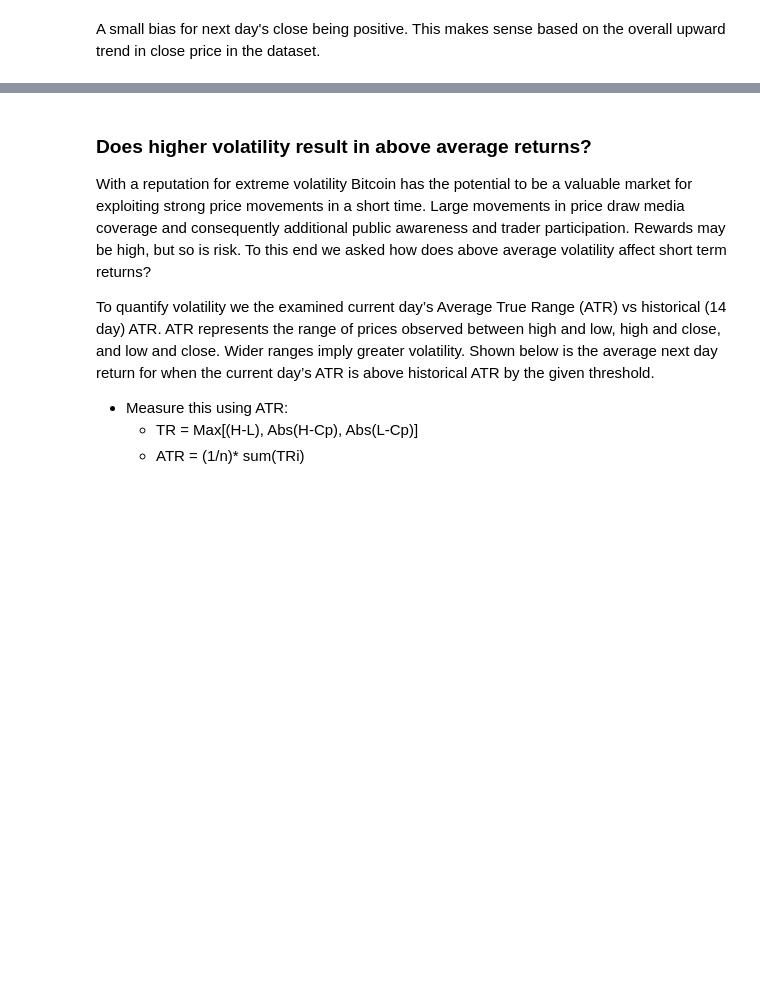
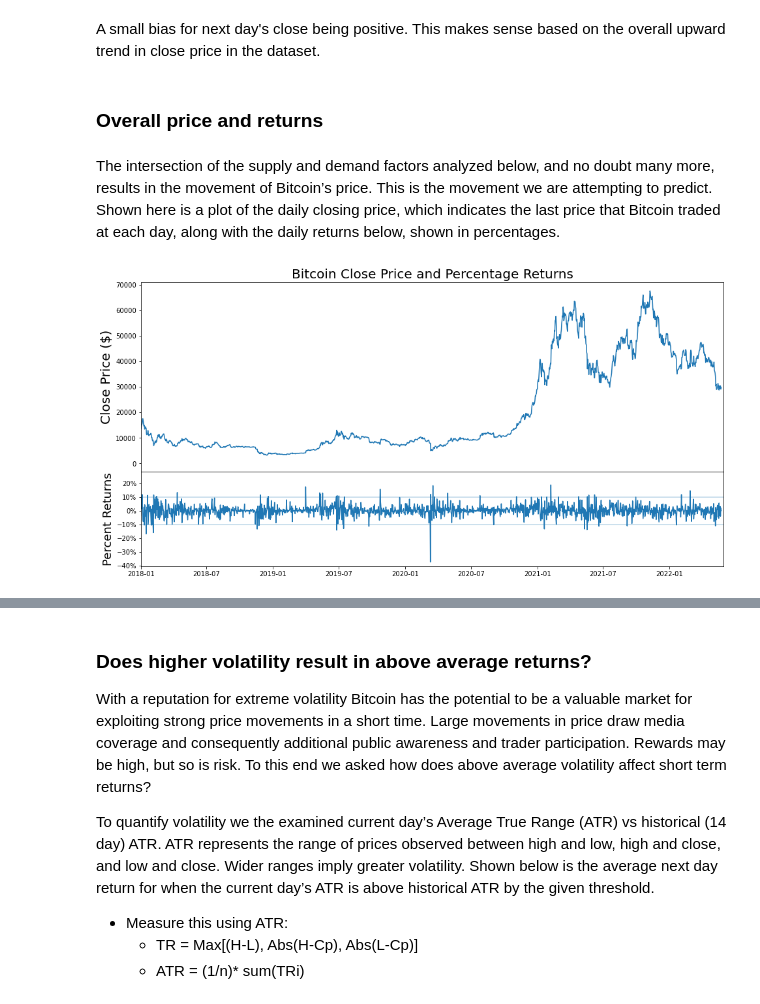
Before and after one commit to FinancialForecasters/financial_forecaster, a Jupyter notebook: ff_final_notebook.ipynb, the cells around one changed output, grey strips where cells are left out. Cells and saved outputs as stored; diff of their text form; code cells hidden in the pictures; blank space fills up the shorter version.

```diff
--- a/ff_final_notebook.ipynb
+++ b/ff_final_notebook.ipynb
@@ -93,2 +97,10 @@ perform_target_return_analysis(df, target = 'fwd_close_positive')
 # %% [markdown]
 A small bias for next day's close being positive. This makes sense based on the overall upward trend in close price in the dataset.
+# %% [markdown]
+### Overall price and returns
+# %% [markdown]
+The intersection of the supply and demand factors analyzed below, and no doubt many more, results in the movement of Bitcoin’s price. This is the movement we are attempting to predict. Shown here is a plot of the daily closing price, which indicates the last price that Bitcoin traded at each day, along with the daily returns below, shown in percentages.
+# %%
+plot_close_price_and_returns(df)
+# %% [output]
+[figure, added]
```
Also changed, not shown: parts of 13 cells of this notebook.
